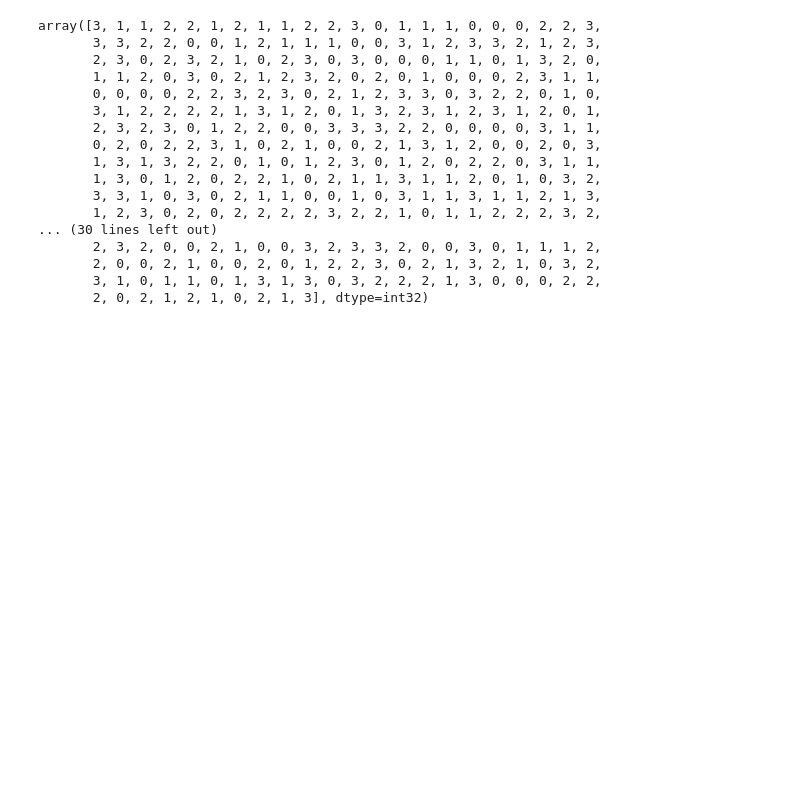
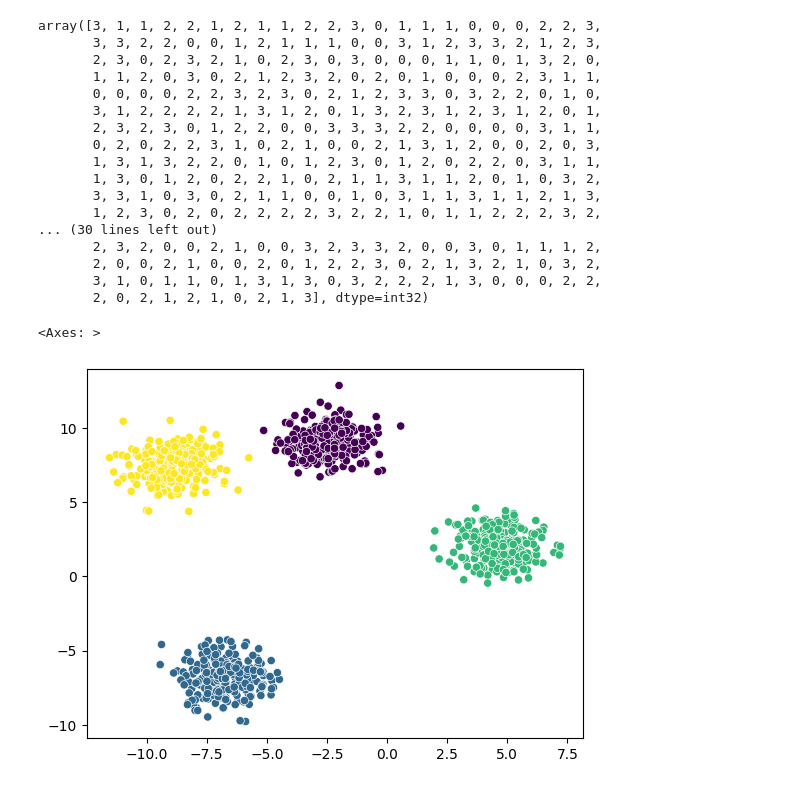
Before and after one commit to Tauhid-Topu-007/Unsupervised-ML, a Jupyter notebook: K-Means/Untitled.ipynb, the cells around one changed output. Cells and saved outputs as stored; diff of their text form; code cells hidden in the pictures; blank space fills up the shorter version.

```diff
--- a/K-Means/Untitled.ipynb
+++ b/K-Means/Untitled.ipynb
@@ -47,3 +47,8 @@ array([3, 1, 1, 2, 2, 1, 2, 1, 1, 2, 2, 3, 0, 1, 1, 1, 0, 0, 0, 2, 2, 3,
        2, 0, 0, 2, 1, 0, 0, 2, 0, 1, 2, 2, 3, 0, 2, 1, 3, 2, 1, 0, 3, 2,
        3, 1, 0, 1, 1, 0, 1, 3, 1, 3, 0, 3, 2, 2, 2, 1, 3, 0, 0, 0, 2, 2,
        2, 0, 2, 1, 2, 1, 0, 2, 1, 3], dtype=int32)
+# %%
+sns.scatterplot(x=X[:,0],y=X[:,1],c=labels)
+# %% [output]
+<Axes: >
+[figure, added]
```
Also changed, not shown: parts of 2 cells of this notebook.
